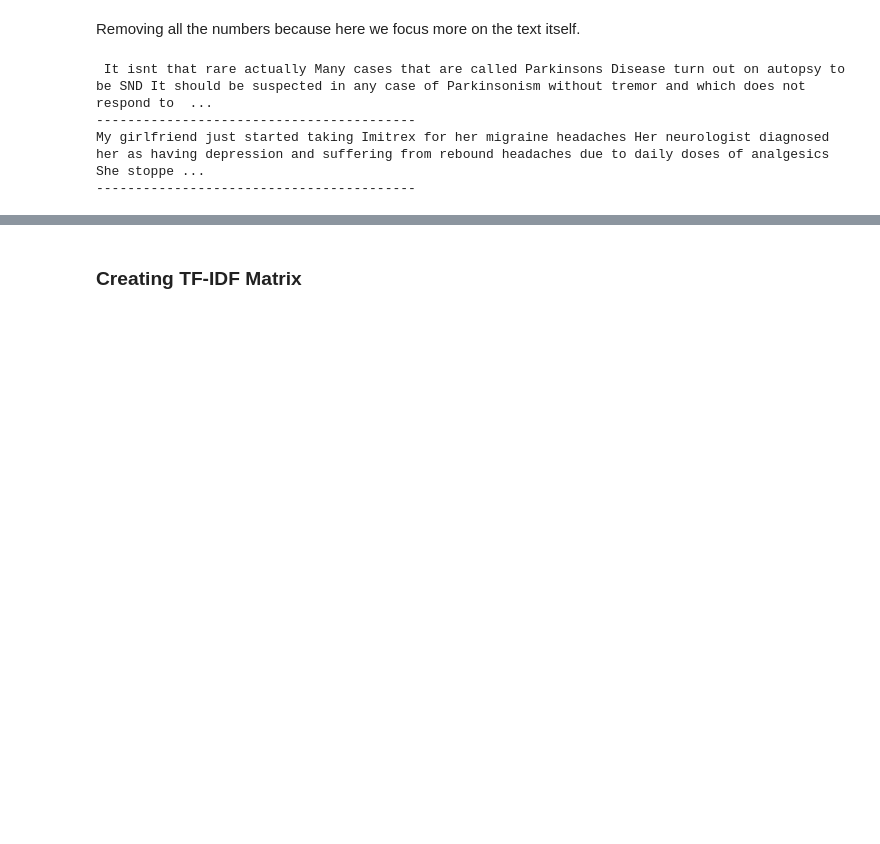
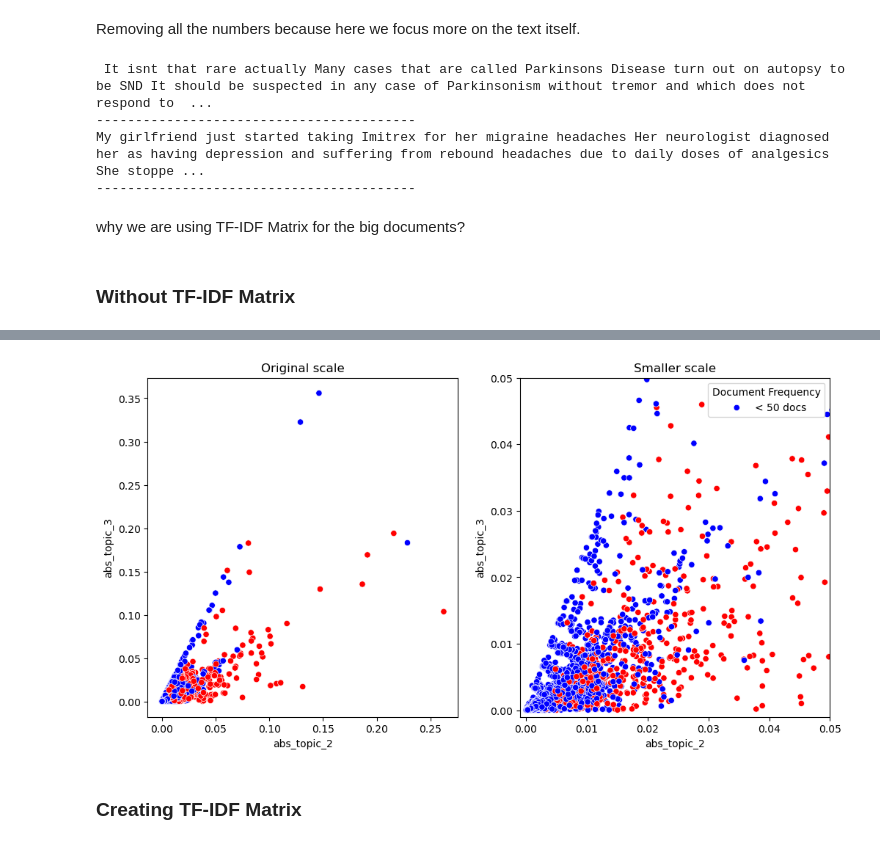
Before and after one commit to jiatangzhi/LSA, a Jupyter notebook: Group_projet_3_LSA/_DelSyncFiles/projet3.ipynb, the cells around one changed output, grey strips where cells are left out. Cells and saved outputs as stored; diff of their text form; code cells hidden in the pictures; blank space fills up the shorter version.

```diff
--- a/Group_projet_3_LSA/_DelSyncFiles/projet3.ipynb
+++ b/Group_projet_3_LSA/_DelSyncFiles/projet3.ipynb
@@ -644,0 +642,4 @@ from sklearn.decomposition import TruncatedSVD
+# %% [markdown]
+why we are using TF-IDF Matrix for the big documents?
+# %% [markdown]
+### Without TF-IDF Matrix
@@ -644,0 +680,22 @@ from sklearn.decomposition import TruncatedSVD
+# %%
+# plot two scatter plot with original scale and the smaller scale
+plt.figure(figsize=(12, 6))
+
+plt.subplot(1, 2, 1)
+plt.title("Original scale")
+sns.scatterplot(
+    data=dictionary_df, x="abs_topic_2", y="abs_topic_3", color=dictionary_df["color"]
+)
+
+plt.subplot(1, 2, 2)
+plt.title("Smaller scale")
+sns.scatterplot(
+    data=dictionary_df, x="abs_topic_2", y="abs_topic_3", color=dictionary_df["color"]
+)
+
+plt.legend()
+plt.xlim(-0.001, 0.05)
+plt.ylim(-0.001, 0.05)
+plt.legend(title="Document Frequency", labels=["< 50 docs"], loc="upper right")
+plt.show()
+# %% [output]
@@ -645,3 +703,4 @@ from sklearn.decomposition import TruncatedSVD
+[figure, added]
 # %% [markdown]
 ### Creating TF-IDF Matrix
 # %%
```
Also changed, not shown: parts of 6 cells of this notebook.
